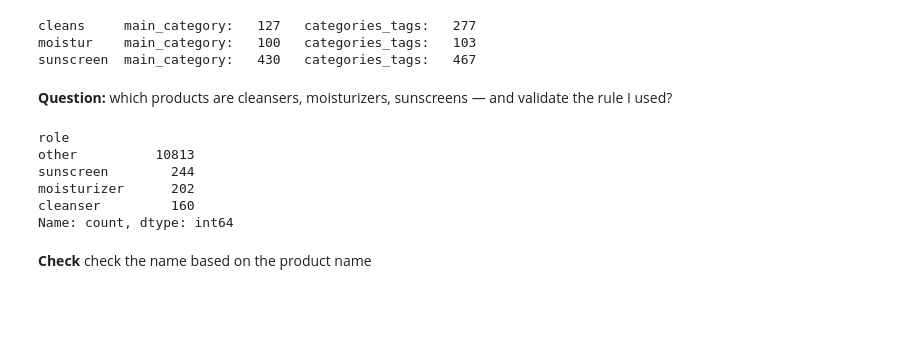
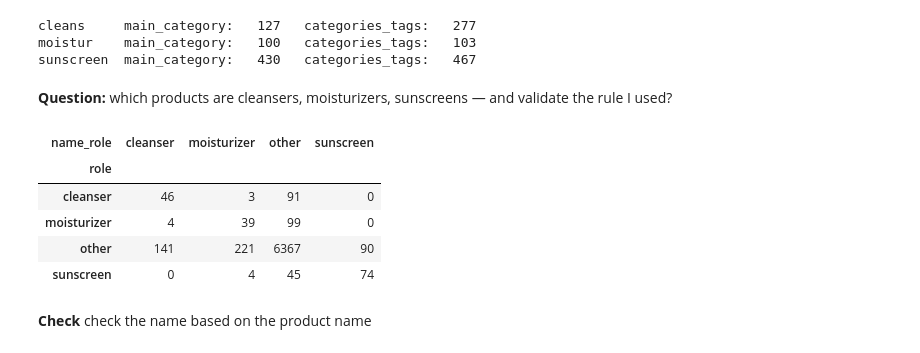
Before and after one commit to imanemoujahid00-oss/Swan, a Jupyter notebook: notebooks/loredana_data_check_questionnaire.ipynb, the cells around one changed output. Cells and saved outputs as stored; diff of their text form; code cells hidden in the pictures; blank space fills up the shorter version.

```diff
--- a/notebooks/loredana_data_check_questionnaire.ipynb
+++ b/notebooks/loredana_data_check_questionnaire.ipynb
@@ -327,31 +372,44 @@ sunscreen  main_category:   430   categories_tags:   467
 # %%
 def find_role(categories):
     """Return the product role from its categories."""
     text = str(categories).lower()
     if "anti-wrinkle" in text or "anti-aging" in text or "anti-age" in text:
         return "other"                                   # ageing concern: outside the MVP
     elif "facial-cream" in text or "face-cream" in text or "cremes-hydratantes" in text or "creme-visage" in text:
         return "moisturizer"                             # clear face moisturizers, before the exclusions
     elif "hair" in text or "shampoo" in text or "body" in text or "hand" in text or "shower" in text or "tooth" in text or "after-sun" in text:
         return "other"
     elif "sunscreen" in text or "sun-protection" in text or "solaire" in text:
         return "sunscreen"
     elif "cleans" in text or "nettoyant" in text:
         return "cleanser"
     elif "moistur" in text or "day-cream" in text:
         return "moisturizer"
     else:
         return "other"
 
+def find_role_from_name(name):
+    """Guess the role from words in the product name (English and French)."""
+    text = str(name).lower()
+    if "spf" in text or "sunscreen" in text or "solaire" in text or "sun cream" in text:
+        return "sunscreen"
+    elif "cleanser" in text or "nettoyant" in text or "micellar" in text or "micellaire" in text or "face wash" in text:
+        return "cleanser"
+    elif "moisturi" in text or "hydratant" in text or "day cream" in text or "crème visage" in text or "creme visage" in text:
+        return "moisturizer"
+    else:
+        return "other"
+
 products["role"] = products["categories_tags"].apply(find_role)
-products["role"].value_counts()
+products["name_role"] = products["product_name"].apply(find_role_from_name)
+pd.crosstab(products["role"], products["name_role"])
 # %% [output]
-role
-other          10813
-sunscreen        244
-moisturizer      202
-cleanser         160
-Name: count, dtype: int64
+| name_role | cleanser | moisturizer | other | sunscreen |
+| role |  |  |  |  |
+| cleanser | 46 | 3 | 91 | 0 |
+| moisturizer | 4 | 39 | 99 | 0 |
+| other | 141 | 221 | 6367 | 90 |
+| sunscreen | 0 | 4 | 45 | 74 |
 # %% [markdown]
 **Check** check the name based on the product name
 # %%
```
Also changed, not shown: parts of 28 cells of this notebook, 1 other file.
